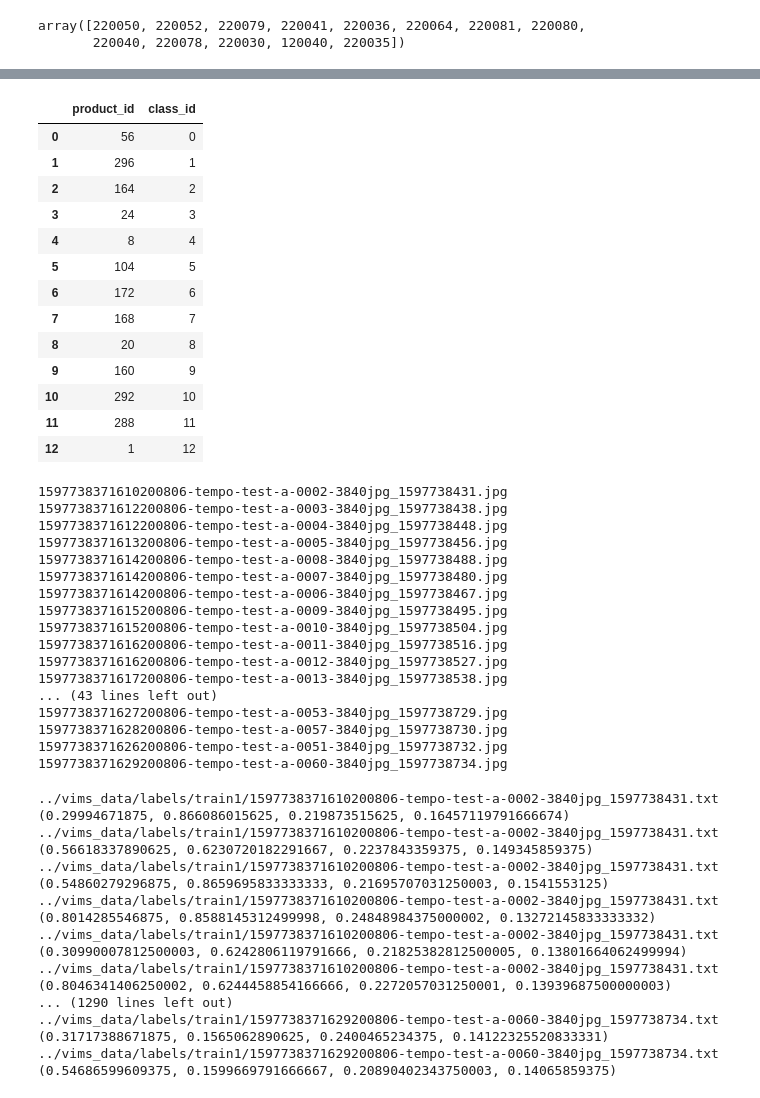
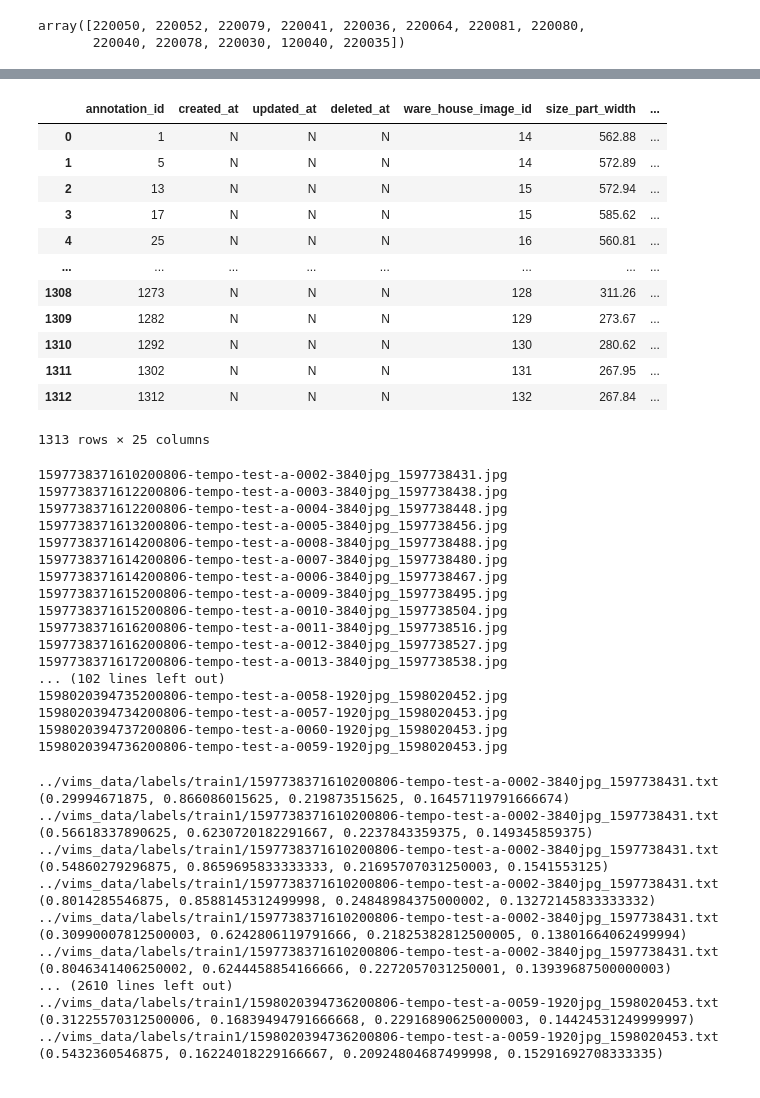
Before and after one commit to CiperLabs/yolov5, a Jupyter notebook: PrepareData.ipynb, the cells around one changed output, grey strips where cells are left out. Cells and saved outputs as stored; diff of their text form; code cells hidden in the pictures.

Commit message:
COLAB training Ready

```diff
--- a/PrepareData.ipynb
+++ b/PrepareData.ipynb
@@ -20,18 +39,0 @@ class_id_map = {56 : 0, 296 : 1,164:2,24:3,8:4,104:5,172:6,168:7,20:8,160:9,292:
-# %%
-class_id_df = pd.DataFrame(class_id_map.items(),columns=['product_id','class_id'])
-class_id_df
-# %% [output]
-|  | product_id | class_id |
-| 0 | 56 | 0 |
-| 1 | 296 | 1 |
-| 2 | 164 | 2 |
-| 3 | 24 | 3 |
-| 4 | 8 | 4 |
-| 5 | 104 | 5 |
-| 6 | 172 | 6 |
-| 7 | 168 | 7 |
-| 8 | 20 | 8 |
-| 9 | 160 | 9 |
-| 10 | 292 | 10 |
-| 11 | 288 | 11 |
-| 12 | 1 | 12 |
@@ -40,5 +40,37 @@ annotations = annotations.merge(class_id_df,on='product_id')
-# %%
-annotations = annotations.loc[annotations.camera_id == 14]
+# %%
+class_id_map = {56 : 0, 296 : 1,164:2,24:3,8:4,104:5,172:6,168:7,20:8,160:9,292:10,288:11,1:12}
+image_widths_map = {14: 2560, 15: 1280,16: 480,17 : 427,18:213}
+image_heights_map = {14: 3840, 15: 1920,16: 720,17 : 640,18 : 320 }
+
+class_id_df = pd.DataFrame(class_id_map.items(),columns=['product_id','class_id'])
+annotations = annotations.merge(class_id_df,on='product_id')
+annotations = annotations.loc[(annotations.camera_id == 14 ) | (annotations.camera_id == 15) | (annotations.camera_id == 16)| (annotations.camera_id == 17)| (annotations.camera_id == 18) ]
+
+image_widths_df = pd.DataFrame(image_widths_map.items(),columns=['camera_id','image_width'])
+image_heights_df = pd.DataFrame(image_heights_map.items(),columns=['camera_id','image_height'])
+annotations = annotations.merge(image_heights_df, on ='camera_id')
+annotations = annotations.merge(image_widths_df, on='camera_id')
+# On Google Cloud
+try:
+  os.makedirs(train_image_folder)
+except OSError:
+  import shutil
+  shutil.rmtree(train_image_folder)
+  os.makedirs(train_image_folder)
+# %% [output]
+|  | annotation_id | created_at | updated_at | deleted_at | ware_house_image_id | size_part_width | ... |
+| 0 | 1 | N | N | N | 14 | 562.88 | ... |
+| 1 | 5 | N | N | N | 14 | 572.89 | ... |
+| 2 | 13 | N | N | N | 15 | 572.94 | ... |
+| 3 | 17 | N | N | N | 15 | 585.62 | ... |
+| 4 | 25 | N | N | N | 16 | 560.81 | ... |
+| ... | ... | ... | ... | ... | ... | ... | ... |
+| 1308 | 1273 | N | N | N | 128 | 311.26 | ... |
+| 1309 | 1282 | N | N | N | 129 | 273.67 | ... |
+| 1310 | 1292 | N | N | N | 130 | 280.62 | ... |
+| 1311 | 1302 | N | N | N | 131 | 267.95 | ... |
+| 1312 | 1312 | N | N | N | 132 | 267.84 | ... |
+1313 rows × 25 columns
 # %%
 for image_name in annotations['name'].unique():
     print(image_name)
@@ -58,8 +90,8 @@ for image_name in annotations['name'].unique():
 1597738371616200806-tempo-test-a-0011-3840jpg_1597738516.jpg
 1597738371616200806-tempo-test-a-0012-3840jpg_1597738527.jpg
 1597738371617200806-tempo-test-a-0013-3840jpg_1597738538.jpg
-... (43 lines left out)
-1597738371627200806-tempo-test-a-0053-3840jpg_1597738729.jpg
-1597738371628200806-tempo-test-a-0057-3840jpg_1597738730.jpg
-1597738371626200806-tempo-test-a-0051-3840jpg_1597738732.jpg
-1597738371629200806-tempo-test-a-0060-3840jpg_1597738734.jpg
+... (102 lines left out)
+1598020394735200806-tempo-test-a-0058-1920jpg_1598020452.jpg
+1598020394734200806-tempo-test-a-0057-1920jpg_1598020453.jpg
+1598020394737200806-tempo-test-a-0060-1920jpg_1598020453.jpg
+1598020394736200806-tempo-test-a-0059-1920jpg_1598020453.jpg
@@ -90,4 +111,10 @@ image_sizes = []
 # %%
+label_destination = "../vims_data/labels/train1/"
+try:
+  os.makedirs(label_destination)
+except OSError:
+  shutil.rmtree(label_destination)
+  os.makedirs(label_destination)
 for name,annotations_group in annotations.groupby('ware_house_image_id'):
     for index,annotation in annotations_group.iterrows():
         out_file_path = label_destination + annotation['name'].replace('.jpg','.txt')
@@ -111,8 +138,8 @@ for name,annotations_group in annotations.groupby('ware_house_image_id'):
 (0.30990007812500003, 0.6242806119791666, 0.21825382812500005, 0.13801664062499994)
 ../vims_data/labels/train1/1597738371610200806-tempo-test-a-0002-3840jpg_1597738431.txt
 (0.8046341406250002, 0.6244458854166666, 0.2272057031250001, 0.13939687500000003)
-... (1290 lines left out)
-../vims_data/labels/train1/1597738371629200806-tempo-test-a-0060-3840jpg_1597738734.txt
-(0.31717388671875, 0.1565062890625, 0.2400465234375, 0.14122325520833331)
-../vims_data/labels/train1/1597738371629200806-tempo-test-a-0060-3840jpg_1597738734.txt
-(0.54686599609375, 0.1599669791666667, 0.20890402343750003, 0.14065859375)
+... (2610 lines left out)
+../vims_data/labels/train1/1598020394736200806-tempo-test-a-0059-1920jpg_1598020453.txt
+(0.31225570312500006, 0.16839494791666668, 0.22916890625000003, 0.14424531249999997)
+../vims_data/labels/train1/1598020394736200806-tempo-test-a-0059-1920jpg_1598020453.txt
+(0.5432360546875, 0.16224018229166667, 0.20924804687499998, 0.15291692708333335)
```
Also changed, not shown: parts of 8 cells of this notebook, 1 other file.
